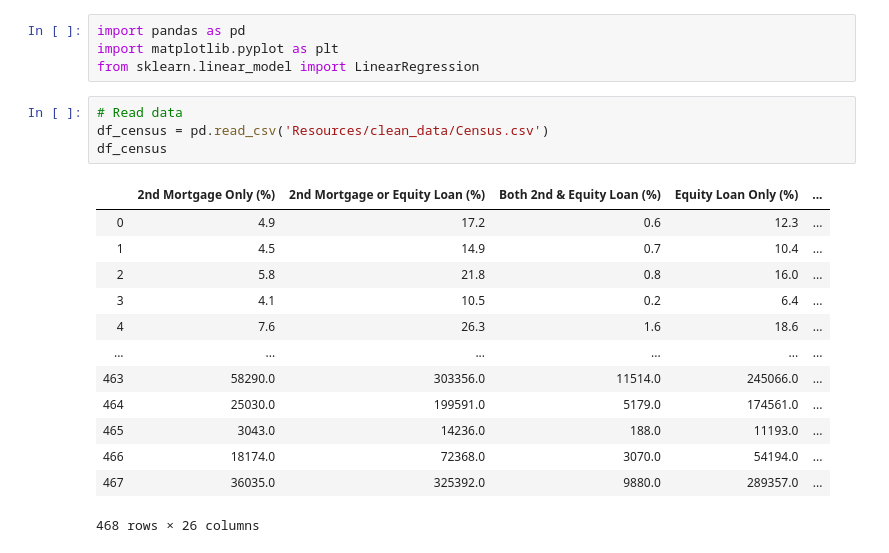
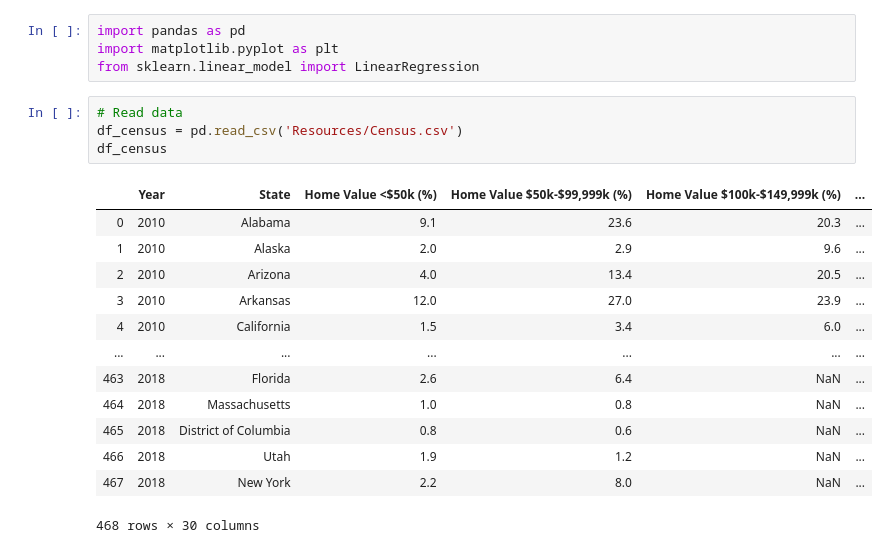
Before and after one commit to JVChermak/Leaving_California, a Jupyter notebook: median_housing_linreg.ipynb, the cells around one changed output. Cells and saved outputs as stored; diff of their text form.

```diff
--- a/median_housing_linreg.ipynb
+++ b/median_housing_linreg.ipynb
@@ -4,22 +4,22 @@ import matplotlib.pyplot as plt
 from sklearn.linear_model import LinearRegression
 # %%
 # Read data
-df_census = pd.read_csv('Resources/clean_data/Census.csv')
+df_census = pd.read_csv('Resources/Census.csv')
 df_census
 # %% [output]
-|  | 2nd Mortgage Only (%) | 2nd Mortgage or Equity Loan (%) | Both 2nd & Equity Loan (%) | Equity Loan Only (%) | ... |
-| 0 | 4.9 | 17.2 | 0.6 | 12.3 | ... |
-| 1 | 4.5 | 14.9 | 0.7 | 10.4 | ... |
-| 2 | 5.8 | 21.8 | 0.8 | 16.0 | ... |
-| 3 | 4.1 | 10.5 | 0.2 | 6.4 | ... |
-| 4 | 7.6 | 26.3 | 1.6 | 18.6 | ... |
-| ... | ... | ... | ... | ... | ... |
-| 463 | 58290.0 | 303356.0 | 11514.0 | 245066.0 | ... |
-| 464 | 25030.0 | 199591.0 | 5179.0 | 174561.0 | ... |
-| 465 | 3043.0 | 14236.0 | 188.0 | 11193.0 | ... |
-| 466 | 18174.0 | 72368.0 | 3070.0 | 54194.0 | ... |
-| 467 | 36035.0 | 325392.0 | 9880.0 | 289357.0 | ... |
+|  | Year | State | Home Value <$50k (%) | Home Value $50k-$99,999k (%) | Home Value $100k-$149,999k (%) | ... |
+| 0 | 2010 | Alabama | 9.1 | 23.6 | 20.3 | ... |
+| 1 | 2010 | Alaska | 2.0 | 2.9 | 9.6 | ... |
+| 2 | 2010 | Arizona | 4.0 | 13.4 | 20.5 | ... |
+| 3 | 2010 | Arkansas | 12.0 | 27.0 | 23.9 | ... |
+| 4 | 2010 | California | 1.5 | 3.4 | 6.0 | ... |
+| ... | ... | ... | ... | ... | ... | ... |
+| 463 | 2018 | Florida | 2.6 | 6.4 | NaN | ... |
+| 464 | 2018 | Massachusetts | 1.0 | 0.8 | NaN | ... |
+| 465 | 2018 | District of Columbia | 0.8 | 0.6 | NaN | ... |
+| 466 | 2018 | Utah | 1.9 | 1.2 | NaN | ... |
+| 467 | 2018 | New York | 2.2 | 8.0 | NaN | ... |
-468 rows × 26 columns
+468 rows × 30 columns
 # %%
 # Filter data to just get information about California
 ca_housing_df = df_census[df_census['State'] == 'California']
```
Also changed, not shown: parts of 9 cells of this notebook.
